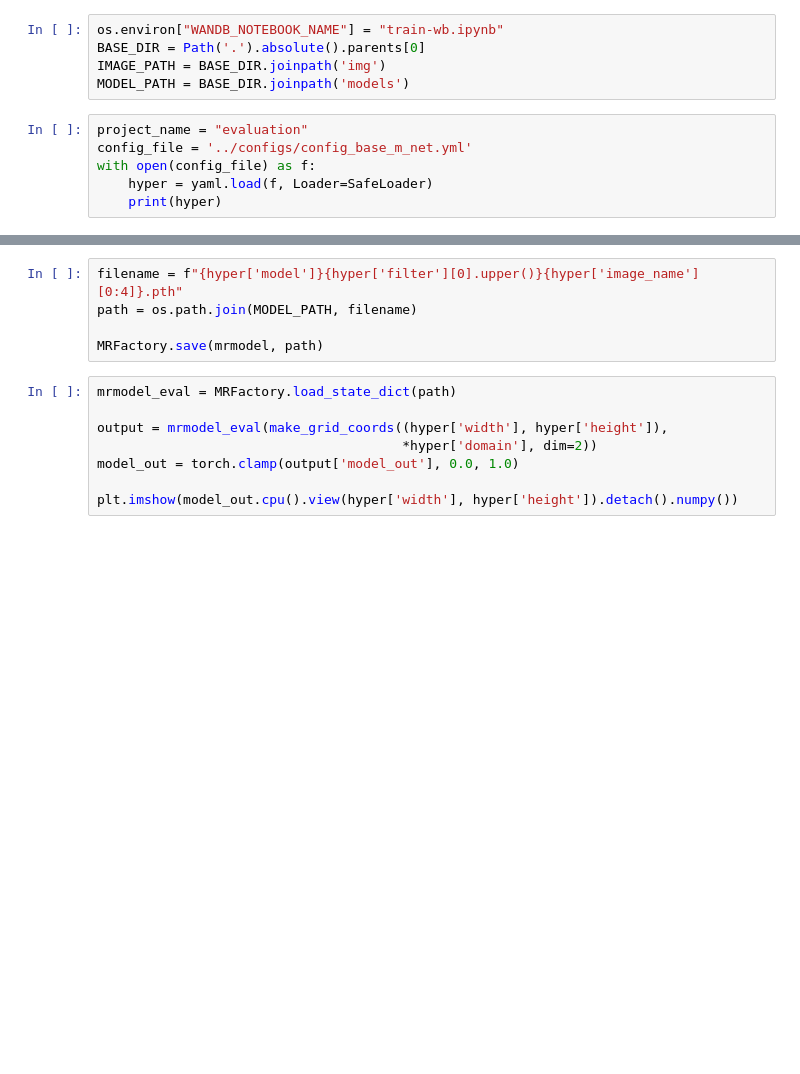
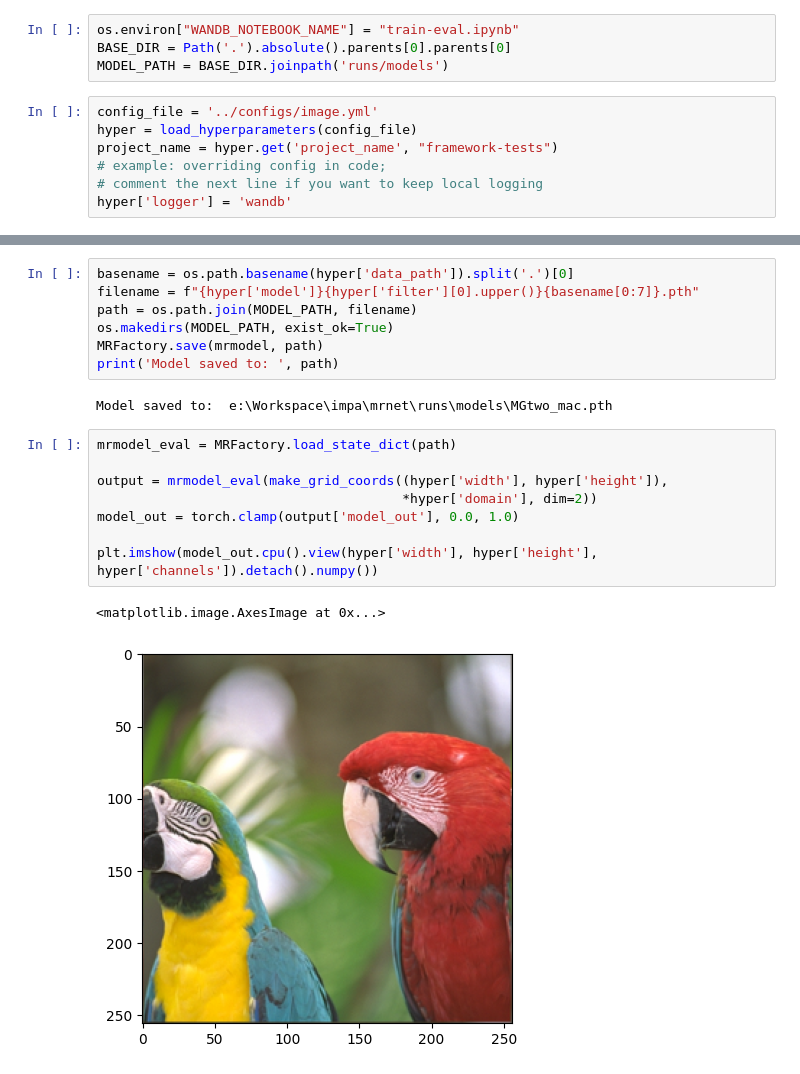
Before and after one commit to visgraf/mrnet, a Jupyter notebook: docs/examples/train-eval.ipynb, the cells around one changed output, grey strips where cells are left out. Cells and saved outputs as stored; diff of their text form; blank space fills up the shorter version.

```diff
--- a/docs/examples/train-eval.ipynb
+++ b/docs/examples/train-eval.ipynb
@@ -15,13 +15,13 @@ from mrnet.logs.listener import TrainingListener
 # %%
-os.environ["WANDB_NOTEBOOK_NAME"] = "train-wb.ipynb"
-BASE_DIR = Path('.').absolute().parents[0]
-IMAGE_PATH = BASE_DIR.joinpath('img')
-MODEL_PATH = BASE_DIR.joinpath('models')
+os.environ["WANDB_NOTEBOOK_NAME"] = "train-eval.ipynb"
+BASE_DIR = Path('.').absolute().parents[0].parents[0]
+MODEL_PATH = BASE_DIR.joinpath('runs/models')
-# %%
-project_name = "evaluation"
-config_file = '../configs/config_base_m_net.yml'
-with open(config_file) as f:
-    hyper = yaml.load(f, Loader=SafeLoader)
-    print(hyper)
+# %%
+config_file = '../configs/image.yml'
+hyper = load_hyperparameters(config_file)
+project_name = hyper.get('project_name', "framework-tests")
+# example: overriding config in code;
+# comment the next line if you want to keep local logging
+hyper['logger'] = 'wandb'
 # %%
 base_signal = ImageSignal.init_fromfile(
@@ -49,13 +83,20 @@ mrtrainer.train(hyper['device'])
 # %%
-filename = f"{hyper['model']}{hyper['filter'][0].upper()}{hyper['image_name'][0:4]}.pth"
+basename = os.path.basename(hyper['data_path']).split('.')[0]
+filename = f"{hyper['model']}{hyper['filter'][0].upper()}{basename[0:7]}.pth"
 path = os.path.join(MODEL_PATH, filename)
-
+os.makedirs(MODEL_PATH, exist_ok=True)
 MRFactory.save(mrmodel, path)
+print('Model saved to: ', path)
+# %% [output]
+Model saved to:  e:\Workspace\impa\mrnet\runs\models\MGtwo_mac.pth
 # %%
 mrmodel_eval = MRFactory.load_state_dict(path)
 
 output = mrmodel_eval(make_grid_coords((hyper['width'], hyper['height']),
                                        *hyper['domain'], dim=2))
 model_out = torch.clamp(output['model_out'], 0.0, 1.0)
 
-plt.imshow(model_out.cpu().view(hyper['width'], hyper['height']).detach().numpy())
+plt.imshow(model_out.cpu().view(hyper['width'], hyper['height'], hyper['channels']).detach().numpy())
+# %% [output]
+<matplotlib.image.AxesImage at 0x...>
+[figure, added]
```
Also changed, not shown: parts of 3 cells of this notebook, 15 other files.
